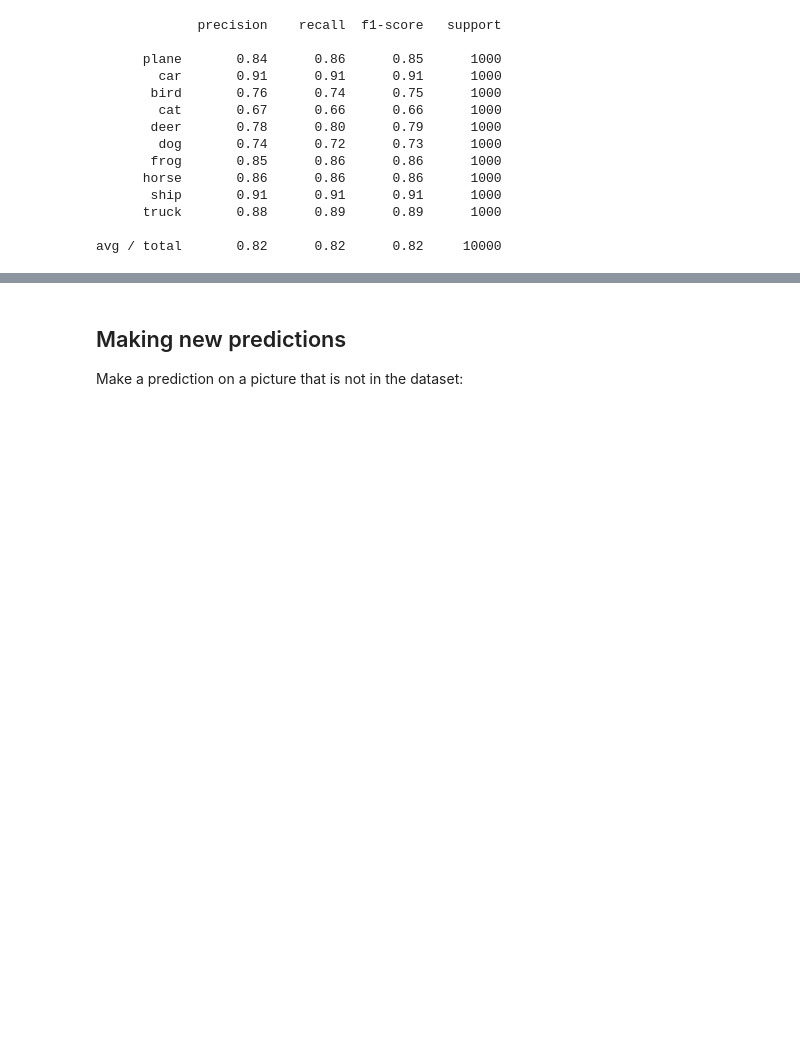
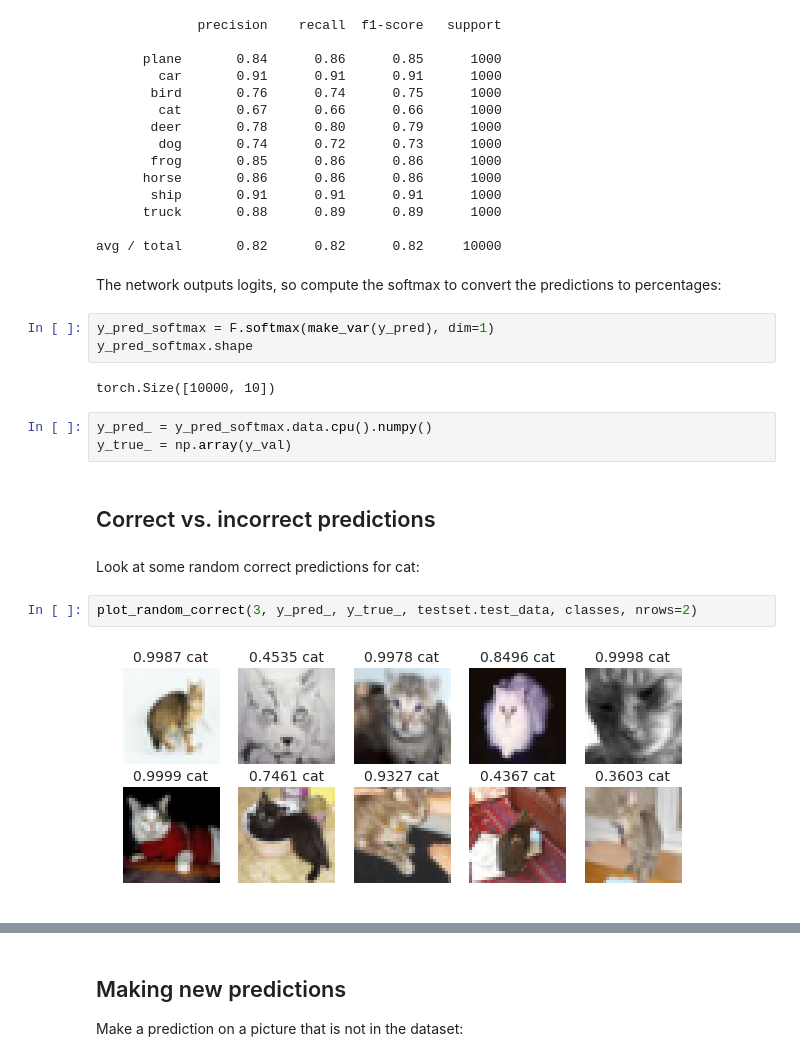
Before and after one commit to hollance/Ignition, a Jupyter notebook: examples/CIFAR10.ipynb, the cells around one changed output, grey strips where cells are left out. Drawn from its saved outputs; the diff is of its cells as text; blank space fills up the shorter version.

Commit message:
Add more visualizations

```diff
--- a/examples/CIFAR10.ipynb
+++ b/examples/CIFAR10.ipynb
@@ -386,3 +386,21 @@ precision_recall(y_val, y_pred_idx, classes)
       truck       0.88      0.89      0.89      1000
 
 avg / total       0.82      0.82      0.82     10000
+# %% [markdown]
+The network outputs logits, so compute the softmax to convert the predictions to percentages:
+# %%
+y_pred_softmax = F.softmax(make_var(y_pred), dim=1)
+y_pred_softmax.shape
+# %% [output]
+torch.Size([10000, 10])
+# %%
+y_pred_ = y_pred_softmax.data.cpu().numpy()
+y_true_ = np.array(y_val)
+# %% [markdown]
+## Correct vs. incorrect predictions
+# %% [markdown]
+Look at some random correct predictions for cat:
+# %%
+plot_random_correct(3, y_pred_, y_true_, testset.test_data, classes, nrows=2)
+# %% [output]
+[figure, added]
```
Also changed, not shown: parts of 42 cells of this notebook, 3 other files.
